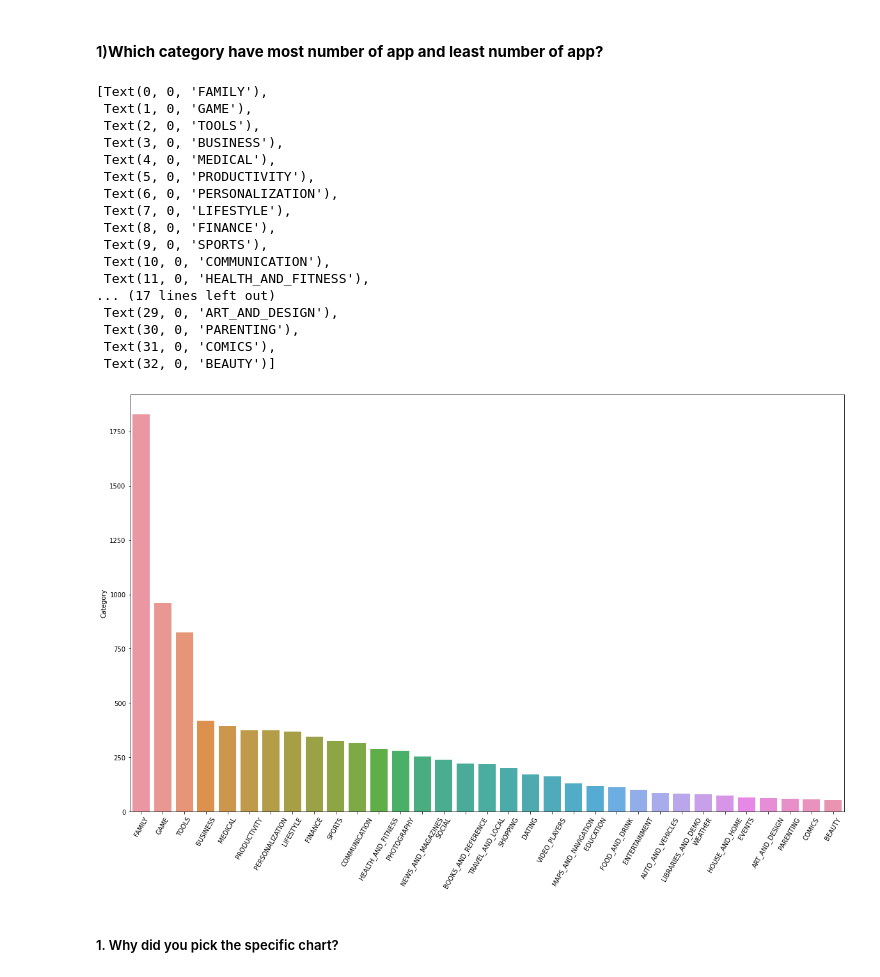
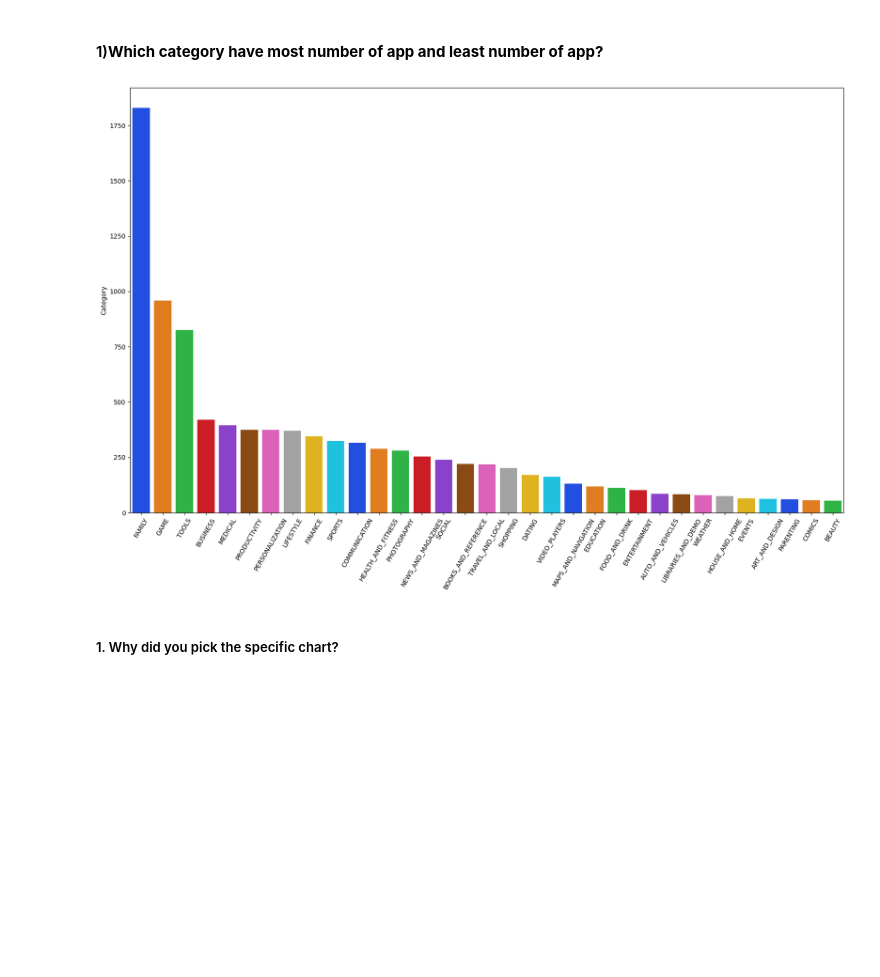
Before and after one commit to sabitendu/EDA-Capstone-Project-on-Play-Store-App-Review-Analysis, a Jupyter notebook: playstore_app_review_analysis.ipynb, the cells around one changed output. Drawn from its saved outputs; the diff is of its cells as text; code cells hidden in the pictures; blank space fills up the shorter version.

```diff
--- a/playstore_app_review_analysis.ipynb
+++ b/playstore_app_review_analysis.ipynb
@@ -938,30 +928,14 @@ Univariate analysis is the simplest form of analyzing data. “Uni” means “o
 # %% [markdown]
 #### 1)**Which category have most number of app and least number of app?**
 # %%
-# Chart - 1 visualization code
+#Visualisation of No of app based on each category
 fig,ax=plt.subplots(figsize=(20,12))
 cat_app=df_ps['Category'].value_counts()
-cat_app_vis=sns.barplot(x=cat_app.index,y=cat_app)
-cat_app_vis.set_xticklabels(cat_app_vis.get_xticklabels(),rotation=60)
+cat_app_vis=sns.barplot(x=cat_app.index,y=cat_app,palette="bright")
+plt.xticks(rotation=60)
+plt.show()
 # %% [output]
-[Text(0, 0, 'FAMILY'),
- Text(1, 0, 'GAME'),
- Text(2, 0, 'TOOLS'),
- Text(3, 0, 'BUSINESS'),
- Text(4, 0, 'MEDICAL'),
- Text(5, 0, 'PRODUCTIVITY'),
- Text(6, 0, 'PERSONALIZATION'),
- Text(7, 0, 'LIFESTYLE'),
- Text(8, 0, 'FINANCE'),
- Text(9, 0, 'SPORTS'),
- Text(10, 0, 'COMMUNICATION'),
- Text(11, 0, 'HEALTH_AND_FITNESS'),
-... (17 lines left out)
- Text(29, 0, 'ART_AND_DESIGN'),
- Text(30, 0, 'PARENTING'),
- Text(31, 0, 'COMICS'),
- Text(32, 0, 'BEAUTY')]
-[figure, old version]
+[figure, new version]
 # %% [markdown]
 ##### 1. Why did you pick the specific chart?
 # %% [markdown]
```
Also changed, not shown: parts of 20 cells of this notebook.
